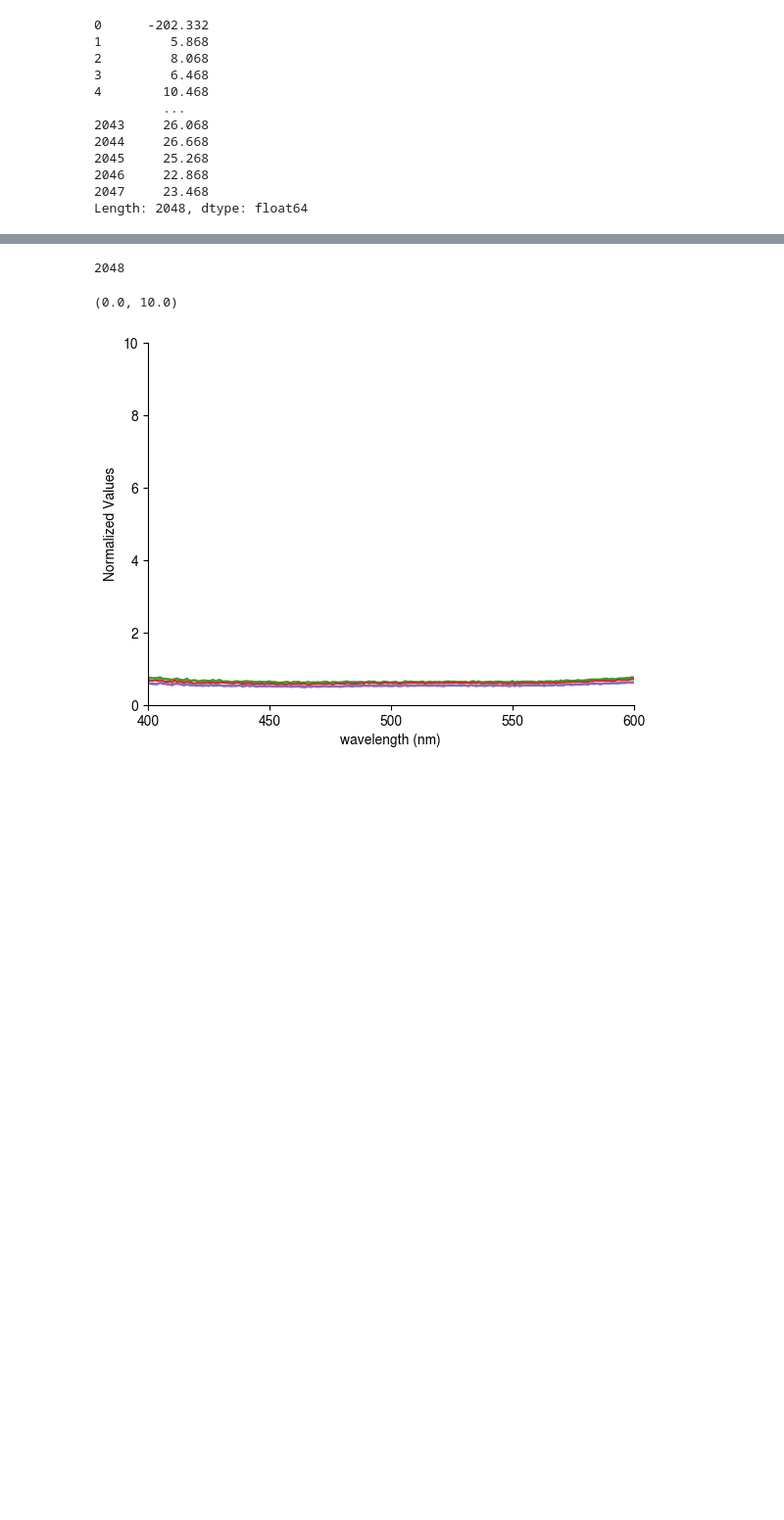
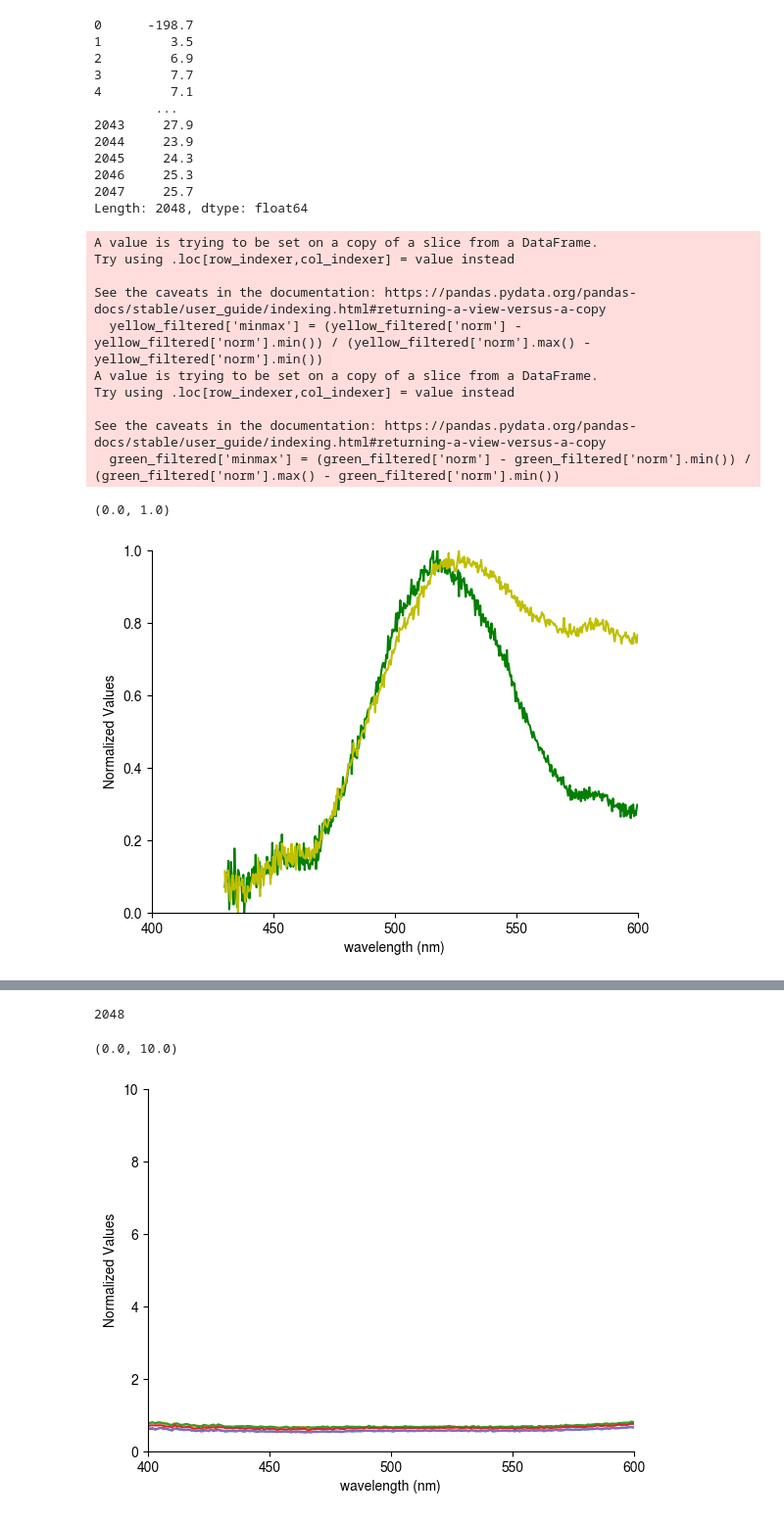
Before and after one commit to mparkergetz/bee_cam_data_processing, a Jupyter notebook: plot_spectra/plot_all_spectra.ipynb, the cells around one changed output, grey strips where cells are left out. Shown at 98% size. Drawn from its saved outputs; the diff is of its cells as text; code cells hidden in the pictures; blank space fills up the shorter version.

```diff
--- a/plot_spectra/plot_all_spectra.ipynb
+++ b/plot_spectra/plot_all_spectra.ipynb
@@ -5,27 +5,76 @@ import pandas as pd
 import matplotlib.pyplot as plt
 import numpy as np
 
-DATA_DIR = "./202504_data/reflectance"
+DATA_DIR = "./202504_data/spectra_20250608"
 csv_files = glob.glob(os.path.join(DATA_DIR, "*.txt"))
 
-background_df = pd.read_csv('202504_data/cmyc_white_background_refl.txt', sep='\t', header=None)
+background_df = pd.read_csv('/home/misha/repos/bee_cam_process_data/plot_spectra/202504_data/rgb_white_background_refl.txt', sep='\t', header=None)
 background_data = background_df.iloc[1:].reset_index(drop=True)
 avg_background = sum(background_data[i] for i in range(1, 10, 2)) / 5
 
 avg_background
 # %% [output]
-0      -202.332
-1         5.868
-2         8.068
-3         6.468
-4        10.468
-         ...
-2043     26.068
-2044     26.668
-2045     25.268
-2046     22.868
-2047     23.468
+0      -198.7
+1         3.5
+2         6.9
+3         7.7
+4         7.1
+        ...
+2043     27.9
+2044     23.9
+2045     24.3
+2046     25.3
+2047     25.7
 Length: 2048, dtype: float64
+# %%
+yellow_data = pd.read_csv('202504_data/spectra_20250608/yellow board whitelight june8th.txt', sep='\t', header=None)
+yellow_data = yellow_data.drop(columns=[1,2, 4, 6, 8, 10, 12])
+yellow_data = yellow_data.drop(index=0).reset_index(drop=True)
+
+yellow_data['avg'] = yellow_data.iloc[:, [1,2,3,4,5]].mean(axis=1)
+yellow_data['norm'] = yellow_data['avg']/avg_background
+
+yellow_data[0] = yellow_data[0].astype(float)
+
+yellow_filtered = yellow_data[(yellow_data[0]>430) & (yellow_data[0]<=600)]
+yellow_filtered['minmax'] = (yellow_filtered['norm'] - yellow_filtered['norm'].min()) / (yellow_filtered['norm'].max() - yellow_filtered['norm'].min())
+
+
+green_data = pd.read_csv('202504_data/spectra_20250608/green board whitelight june8th.txt', sep='\t', header=None)
+green_data = green_data.drop(columns=[2, 4, 6, 8, 10, 12])
+green_data['avg'] = green_data.iloc[:, [1,2,3,4,5,6]].mean(axis=1)
+green_data['norm'] = green_data['avg']/avg_background
+green_data = green_data.drop(index=0).reset_index(drop=True)
+green_data[0] = green_data[0].astype(float)
+
+green_filtered = green_data[(green_data[0]>430) & (green_data[0]<=600)]
+green_filtered['minmax'] = (green_filtered['norm'] - green_filtered['norm'].min()) / (green_filtered['norm'].max() - green_filtered['norm'].min())
+
+plt.plot(green_filtered[0], (green_filtered['minmax']), color='g')
+plt.plot(yellow_filtered[0], (yellow_filtered['minmax']), color='y')
+
+plt.xticks(
+    ticks=range(400,700,50),
+    labels=range(400,700,50)
+)
+
+plt.xlabel('wavelength (nm)')
+plt.ylabel('Normalized Values')
+plt.xlim(400,600)
+plt.ylim(0,1)
+# %% [output]
+A value is trying to be set on a copy of a slice from a DataFrame.
+Try using .loc[row_indexer,col_indexer] = value instead
+
+See the caveats in the documentation: https://pandas.pydata.org/pandas-docs/stable/user_guide/indexing.html#returning-a-view-versus-a-copy
+  yellow_filtered['minmax'] = (yellow_filtered['norm'] - yellow_filtered['norm'].min()) / (yellow_filtered['norm'].max() - yellow_filtered['norm'].min())
+A value is trying to be set on a copy of a slice from a DataFrame.
+Try using .loc[row_indexer,col_indexer] = value instead
+
+See the caveats in the documentation: https://pandas.pydata.org/pandas-docs/stable/user_guide/indexing.html#returning-a-view-versus-a-copy
+  green_filtered['minmax'] = (green_filtered['norm'] - green_filtered['norm'].min()) / (green_filtered['norm'].max() - green_filtered['norm'].min())
+(0.0, 1.0)
+[figure, added]
 # %%
 
 for csv_file in csv_files:
```
Also changed, not shown: parts of 4 cells of this notebook, 15 other files.
